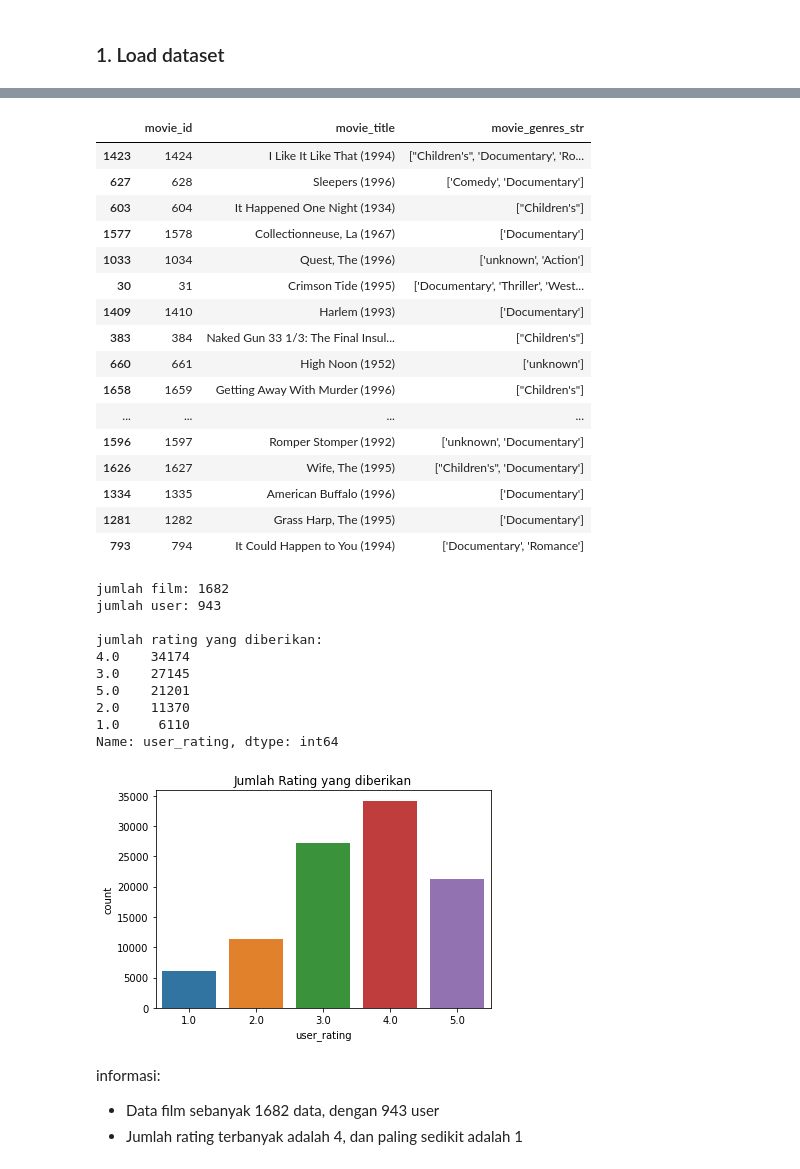
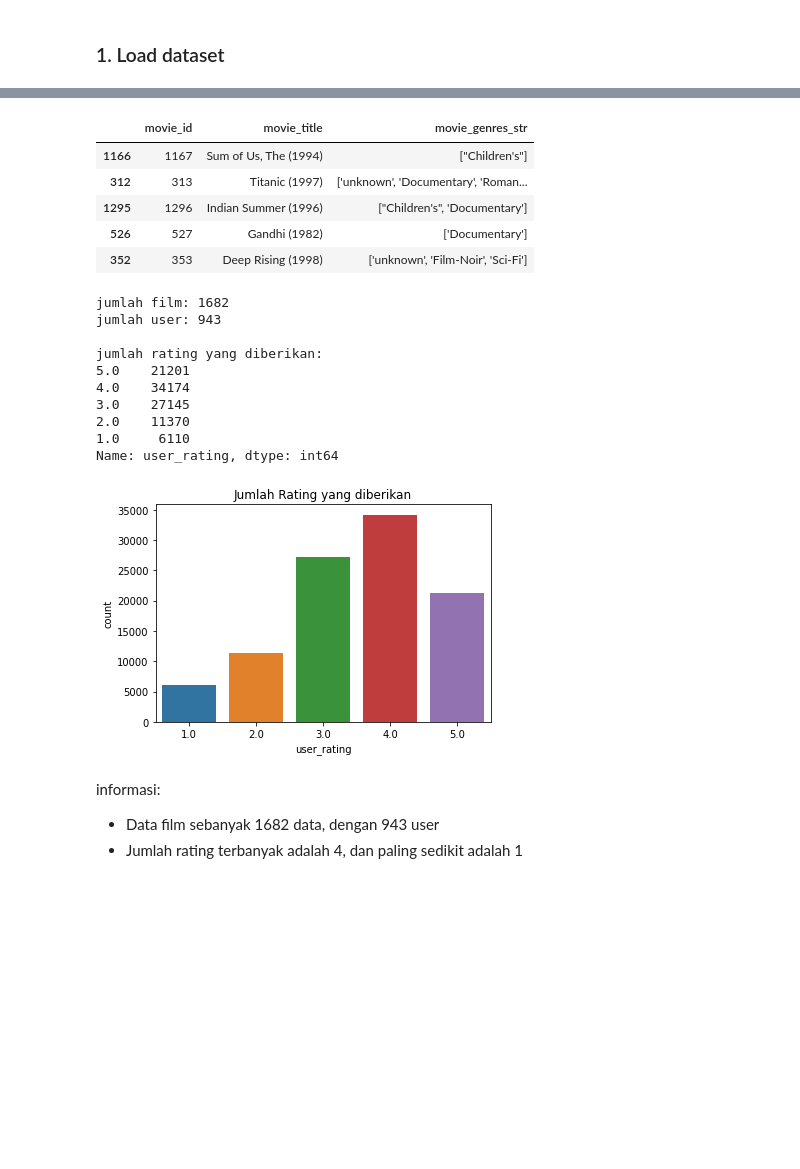
Before and after one commit to GilangAgungS/Film-Recommendation-Tensor, a Jupyter notebook: sistem_rekomendasi_film.ipynb, the cells around one changed output, grey strips where cells are left out. Drawn from its saved outputs; the diff is of its cells as text; code cells hidden in the pictures; blank space fills up the shorter version.

```diff
--- a/sistem_rekomendasi_film.ipynb
+++ b/sistem_rekomendasi_film.ipynb
@@ -42,43 +31,32 @@ ratings.sample(20)
 # %%
 movies = pd.read_csv('movies.csv')
-#df2 = pd.read_csv('movies.csv')
-movies.sample(20)
+movies.sample(5)
 # %% [output]
 |  | movie_id | movie_title | movie_genres_str |
-| 1423 | 1424 | I Like It Like That (1994) | ["Children's", 'Documentary', 'Ro... |
-| 627 | 628 | Sleepers (1996) | ['Comedy', 'Documentary'] |
-| 603 | 604 | It Happened One Night (1934) | ["Children's"] |
-| 1577 | 1578 | Collectionneuse, La (1967) | ['Documentary'] |
-| 1033 | 1034 | Quest, The (1996) | ['unknown', 'Action'] |
-| 30 | 31 | Crimson Tide (1995) | ['Documentary', 'Thriller', 'West... |
-| 1409 | 1410 | Harlem (1993) | ['Documentary'] |
-| 383 | 384 | Naked Gun 33 1/3: The Final Insul... | ["Children's"] |
-| 660 | 661 | High Noon (1952) | ['unknown'] |
-| 1658 | 1659 | Getting Away With Murder (1996) | ["Children's"] |
-| ... | ... | ... | ... |
-| 1596 | 1597 | Romper Stomper (1992) | ['unknown', 'Documentary'] |
-| 1626 | 1627 | Wife, The (1995) | ["Children's", 'Documentary'] |
-| 1334 | 1335 | American Buffalo (1996) | ['Documentary'] |
-| 1281 | 1282 | Grass Harp, The (1995) | ['Documentary'] |
-| 793 | 794 | It Could Happen to You (1994) | ['Documentary', 'Romance'] |
+| 1166 | 1167 | Sum of Us, The (1994) | ["Children's"] |
+| 312 | 313 | Titanic (1997) | ['unknown', 'Documentary', 'Roman... |
+| 1295 | 1296 | Indian Summer (1996) | ["Children's", 'Documentary'] |
+| 526 | 527 | Gandhi (1982) | ['Documentary'] |
+| 352 | 353 | Deep Rising (1998) | ['unknown', 'Film-Noir', 'Sci-Fi'] |
 # %%
-#melihat grafik jumlah rating yang diberikan
+#melihat jumlah film dan user
 jml_movie = movies['movie_id'].nunique()
 jml_user = ratings['user_id'].nunique()
 print("jumlah film:", jml_movie)
 print("jumlah user:", jml_user)
 
+#melihat jumlah rating yang diberikan
 sns.countplot(data=ratings, x='user_rating').set_title('Jumlah Rating yang diberikan')
 print('\njumlah rating yang diberikan:')
-print(ratings['user_rating'].value_counts())
+print(ratings['user_rating'].value_counts().sort_index(ascending=False))
 # %% [output]
 jumlah film: 1682
 jumlah user: 943
 
 jumlah rating yang diberikan:
+5.0    21201
 4.0    34174
 3.0    27145
-5.0    21201
 2.0    11370
 1.0     6110
 Name: user_rating, dtype: int64
```
Also changed, not shown: parts of 12 cells of this notebook.
